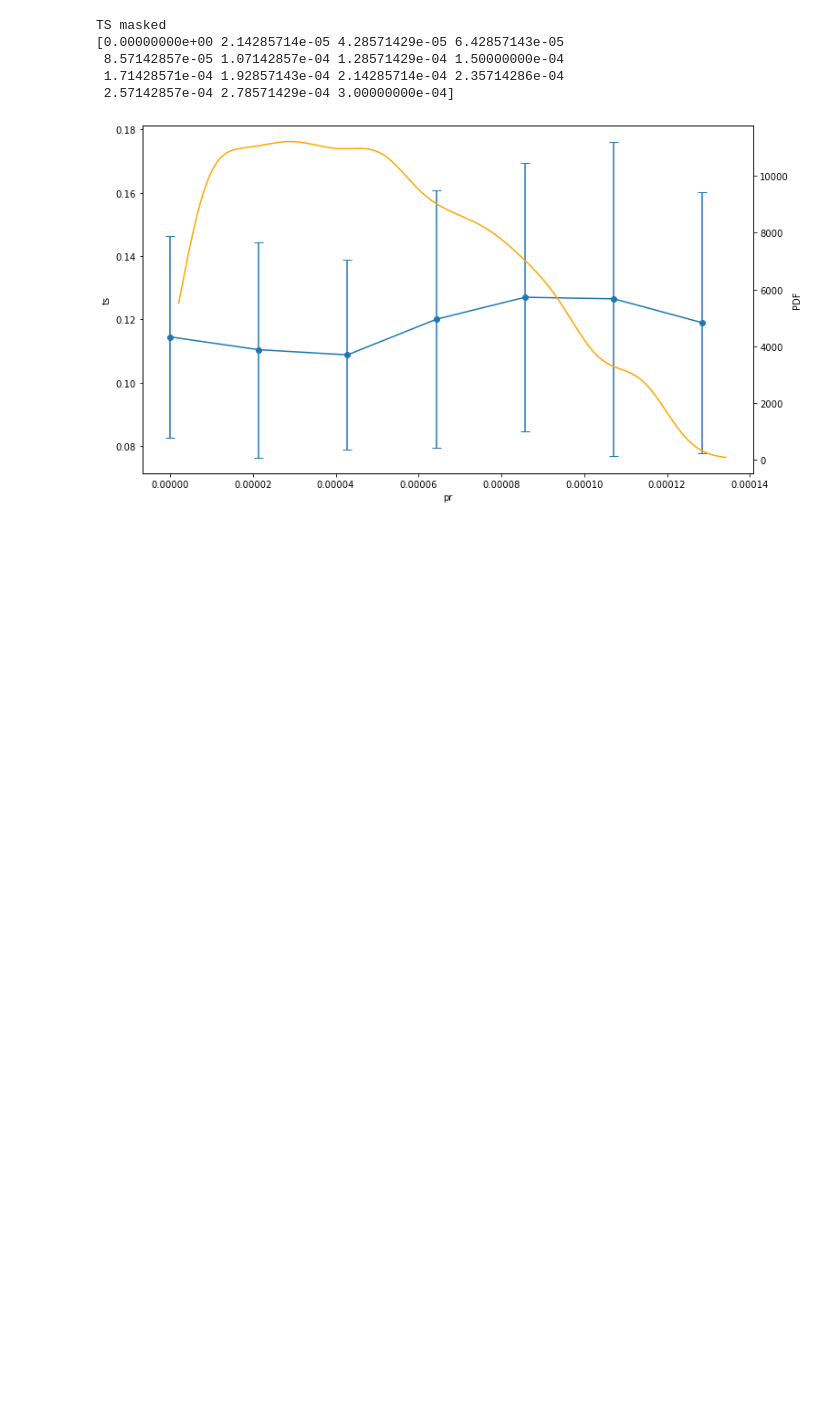
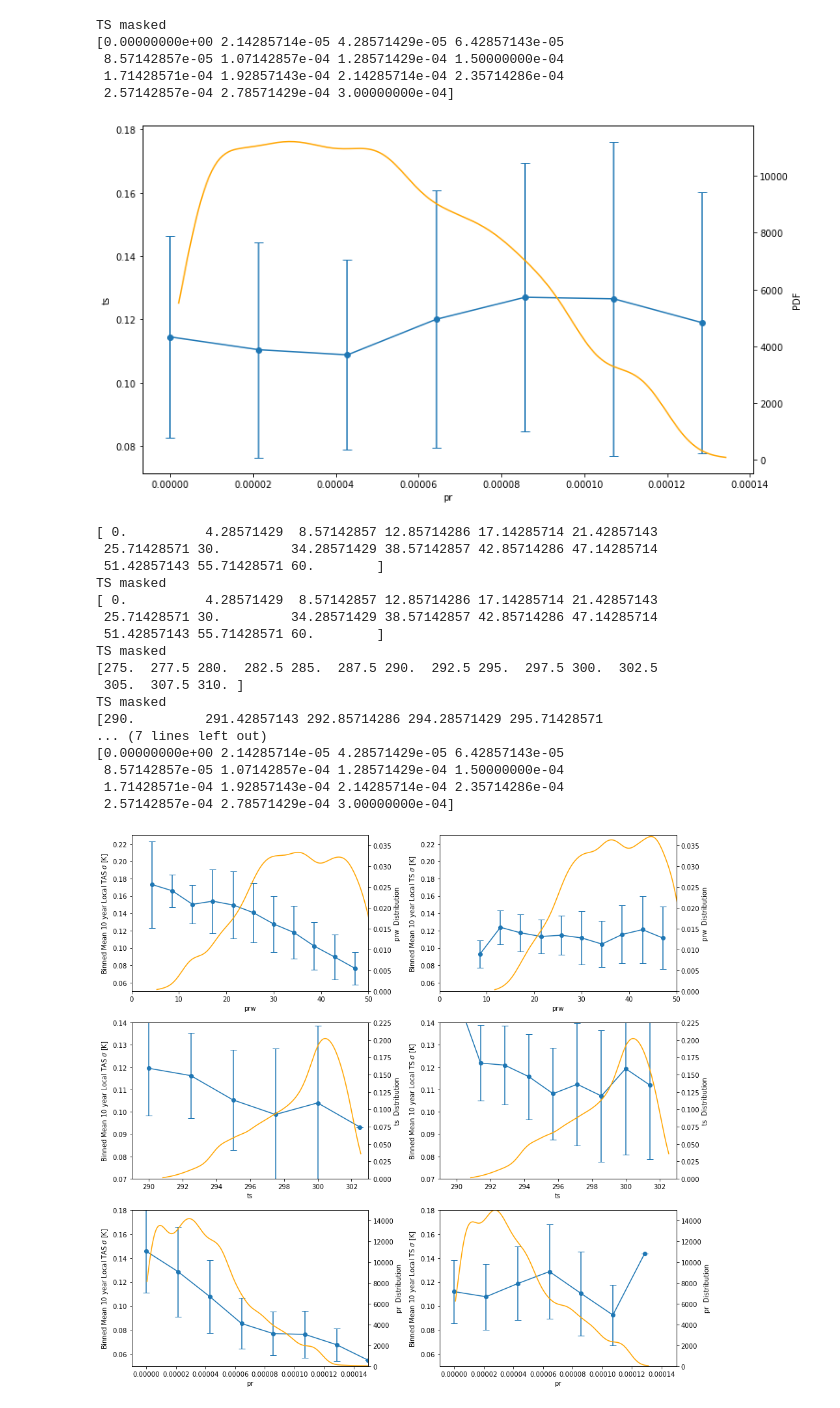
Before and after one commit to mailesasaki/cesmle_variability_analysis, a Jupyter notebook: TS_variability/bony_decomp_alt_binning.ipynb, the cells around one changed output. Saved outputs shown, nothing was run; the diff lists cells and outputs as text; code cells hidden in the pictures; blank space fills up the shorter version.

```diff
--- a/TS_variability/bony_decomp_alt_binning.ipynb
+++ b/TS_variability/bony_decomp_alt_binning.ipynb
@@ -207,3 +242,49 @@ TS masked
  1.71428571e-04 1.92857143e-04 2.14285714e-04 2.35714286e-04
  2.57142857e-04 2.78571429e-04 3.00000000e-04]
 [figure]
+# %%
+models = ['ACCESS-CM2','AWI-CM-1-1-MR','BCC-CSM2-MR','BCC-ESM1','CAMS-CSM1-0','CanESM5','CESM2','CESM2-FV2',
+          'CESM2-WACCM','CESM2-WACCM-FV2','EC-Earth3','EC-Earth3-Veg-LR','FGOALS-g3','GFDL-CM4','GFDL-ESM4','GISS-E2-1-G',
+          'INM-CM4-8','INM-CM5-0','MIROC6','MPI-ESM1-2-LR','MRI-ESM2-0','NorCPM1','NorESM2-MM','SAM0-UNICON','TaiESM1']
+# %%
+ts_rolling = ts_cont.sel(name=models).rolling(time=120, center=True).mean('time')
+ts_std = ts_rolling.std('time')
+ts_var = ts_std.mean('name').sel(lat=slice(-30,30))
+
+tas_rolling = tas_cont.sel(name=models).rolling(time=120, center=True).mean('time')
+tas_std = tas_rolling.std('time')
+tas_var = tas_std.mean('name').sel(lat=slice(-30,30))
+# %%
+fig = plt.figure(figsize=(15,15))
+gs = gridspec.GridSpec(nrows=3,ncols=2)
+gs.update(wspace=0.3)
+font = {'size'   : 20,
+        'weight' : 'normal'}
+
+binning(prw_cont,models,tas_var,'prw','tas',0,60,0,50,0.05,0.23,0,0.0375,0,0)
+binning(prw_cont,models,ts_var,'prw','ts',0,60,0,50,0.05,0.23,0,0.0375,0,1)
+
+binning(ts_cont,models,tas_var,'ts','ts',275,310,289,303,0.07,0.14,0,0.225,1,0)
+binning(ts_cont,models,ts_var,'ts','ts',290,310,289,303,0.07,0.14,0,0.225,1,1)
+
+binning(precip_cont,models,tas_var, 'pr', 'tas', 0, 0.0003,-0.00001,0.00015,0.05,0.18,0,15000,2,0)
+binning(precip_cont,models,ts_var, 'pr', 'ts', 0, 0.0003,-0.00001,0.00015,0.05,0.18,0,15000,2,1)
+# %% [output]
+[ 0.          4.28571429  8.57142857 12.85714286 17.14285714 21.42857143
+ 25.71428571 30.         34.28571429 38.57142857 42.85714286 47.14285714
+ 51.42857143 55.71428571 60.        ]
+TS masked
+[ 0.          4.28571429  8.57142857 12.85714286 17.14285714 21.42857143
+ 25.71428571 30.         34.28571429 38.57142857 42.85714286 47.14285714
+ 51.42857143 55.71428571 60.        ]
+TS masked
+[275.  277.5 280.  282.5 285.  287.5 290.  292.5 295.  297.5 300.  302.5
+ 305.  307.5 310. ]
+TS masked
+[290.         291.42857143 292.85714286 294.28571429 295.71428571
+... (7 lines left out)
+[0.00000000e+00 2.14285714e-05 4.28571429e-05 6.42857143e-05
+ 8.57142857e-05 1.07142857e-04 1.28571429e-04 1.50000000e-04
+ 1.71428571e-04 1.92857143e-04 2.14285714e-04 2.35714286e-04
+ 2.57142857e-04 2.78571429e-04 3.00000000e-04]
+[figure, added]
```
Also changed, not shown: parts of 4 cells of this notebook, 2 other files.
